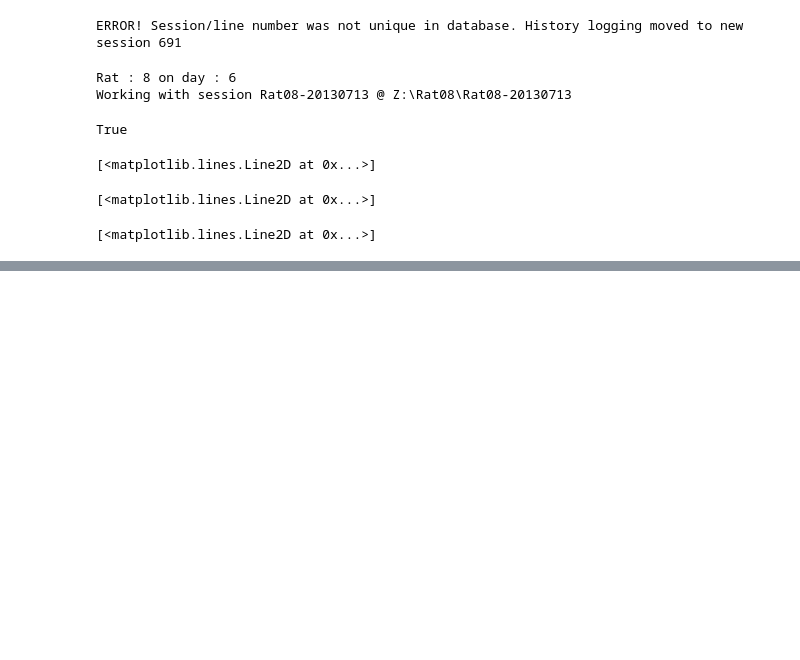
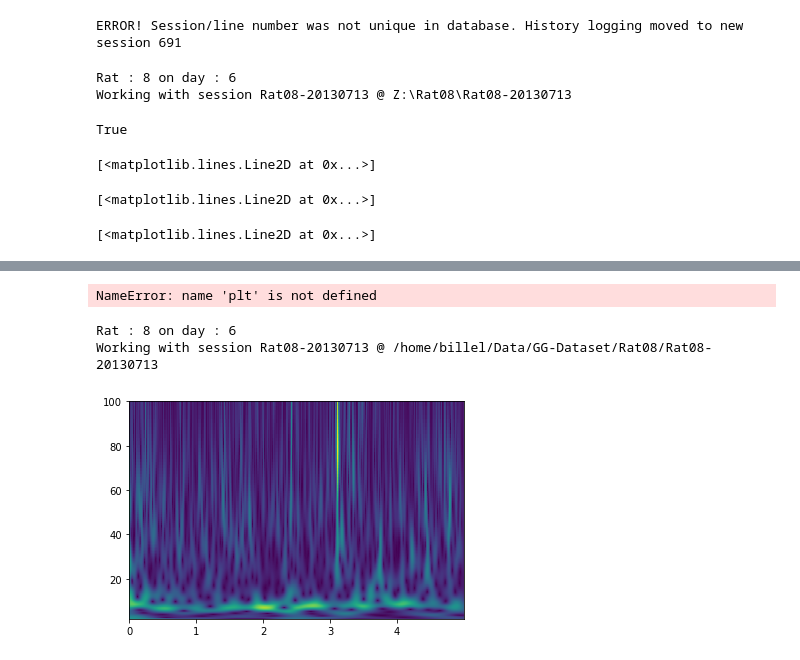
Before and after one commit to KBillel/Amy-Hpc-sleep-dynamcics-python, a Jupyter notebook: LFPTV.ipynb, the cells around one changed output, grey strips where cells are left out. Cells and saved outputs as stored; diff of their text form; code cells hidden in the pictures; blank space fills up the shorter version.

```diff
--- a/LFPTV.ipynb
+++ b/LFPTV.ipynb
@@ -268,0 +322,6 @@ plt.plot(lfp_nrem.times())
+# %%
+fig,axs = plt.subplots(2,1,sharex= 'all')
+axs[0].plot(lfp_state)
+axs[1].pcolormesh(lfp_state.index,f_wv,output,rasterized = True)
+# %% [output]
+NameError: name 'plt' is not defined
@@ -268,0 +332,10 @@ plt.plot(lfp_nrem.times())
+# %%
+bk.load.current_session_linux()
+chan = 23
+lfp = bk.load.lfp(chan,0,5)
+t,f,spec = bk.signal.wavelet_spectrogram(lfp,2,100,200)
+bk.plot.spectrogram(t,f,spec)
+# %% [output]
+Rat : 8 on day : 6
+Working with session Rat08-20130713 @ /home/billel/Data/GG-Dataset/Rat08/Rat08-20130713
+[figure, added]
```
Also changed, not shown: parts of 10 cells of this notebook, 5 other files.
